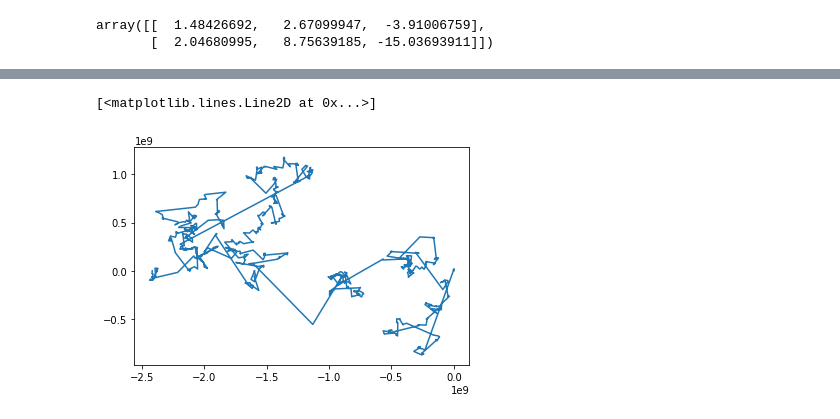
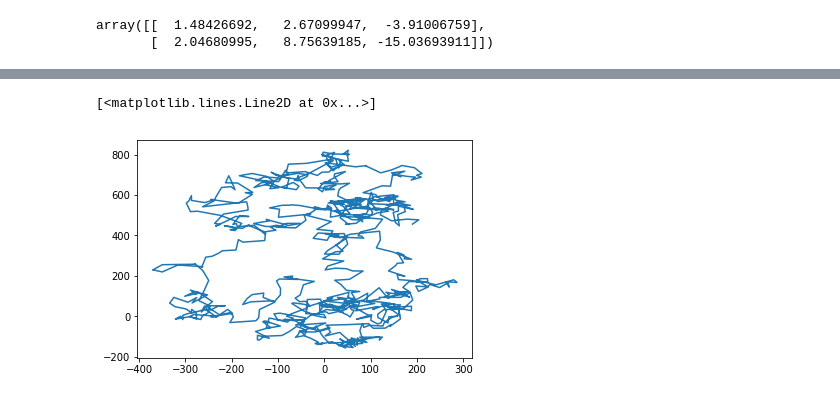
Before and after one commit to eastonYi/write-rnn-tensorflow, a Jupyter notebook: Untitled.ipynb, the cells around one changed output, grey strips where cells are left out. Saved outputs shown, nothing was run; the diff lists cells and outputs as text; code cells hidden in the pictures.

```diff
--- a/Untitled.ipynb
+++ b/Untitled.ipynb
@@ -91,18 +92,18 @@ b =[1,2,34]
 with open(os.path.join('svg', 'strokes.pkl'), 'wb') as f:
     pickle.dump((a, b), f)
 # %%
-with open('strokes.pkl', 'rb') as f:
+with open('svg/strokes3.pkl', 'rb') as f:
     m, n=pickle.load(f)
 pos_x =m[:,0]
 pos_y =m[:,1]
 m =0; n=0
 a =[];b =[]
 for x, y in zip(pos_x, pos_y):
     m +=x
     n +=y
     a.append(m)
     b.append(n)
 plt.plot(a, b)
 # %% [output]
 [<matplotlib.lines.Line2D at 0x...>]
-[figure, old version]
+[figure, new version]
```
Also changed, not shown: parts of 8 cells of this notebook, 7 other files.
